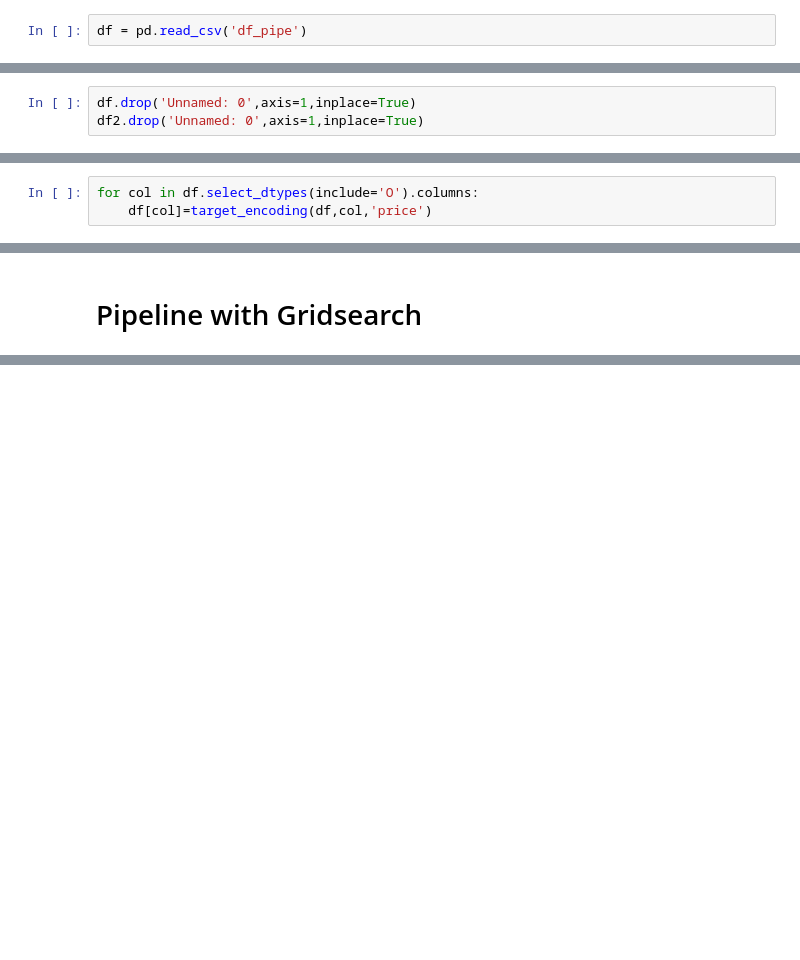
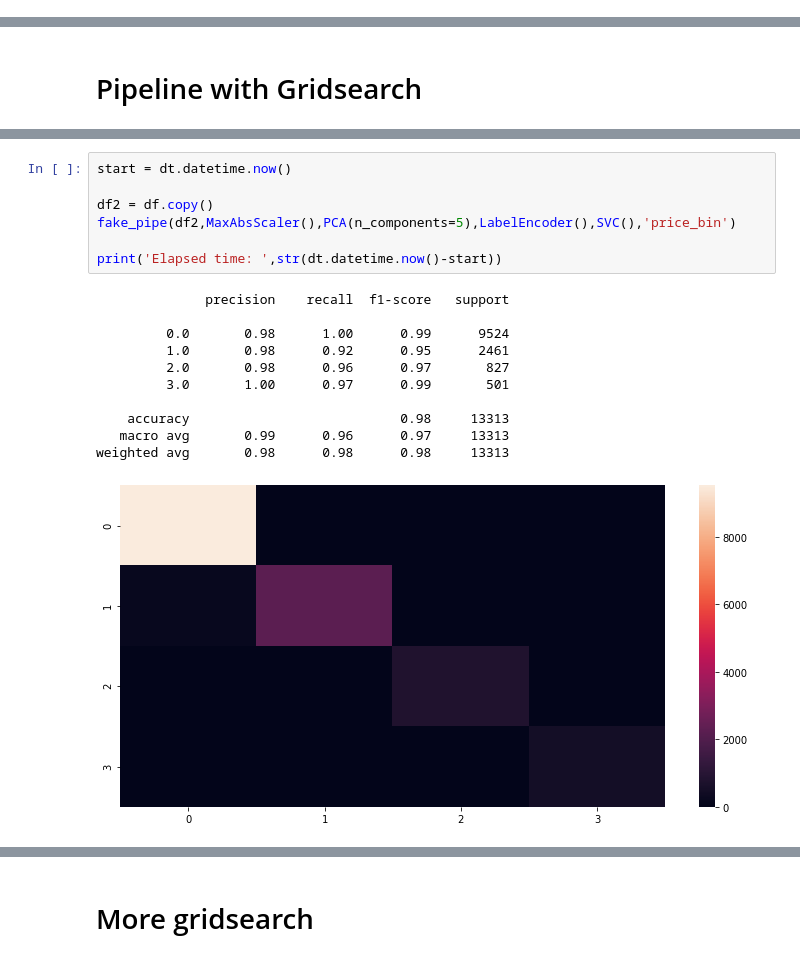
Before and after one commit to ArielJosephCohen/diamonds, a Jupyter notebook: pipeline_model.ipynb, the cells around one changed output, grey strips where cells are left out. Saved outputs shown, nothing was run; the diff lists cells and outputs as text; blank space fills up the shorter version.

```diff
--- a/pipeline_model.ipynb
+++ b/pipeline_model.ipynb
@@ -241,2 +213,0 @@ def function():
-# %%
-df = pd.read_csv('df_pipe')
@@ -263,3 +213,0 @@ df2=pd.concat([df_num,df_cat,df_tar],axis=1)
-# %%
-df.drop('Unnamed: 0',axis=1,inplace=True)
-df2.drop('Unnamed: 0',axis=1,inplace=True)
@@ -284,3 +213,0 @@ df2.head()
-# %%
-for col in df.select_dtypes(include='O').columns:
-    df[col]=target_encoding(df,col,'price')
@@ -347,0 +279,19 @@ weighted avg       0.84      0.82      0.82     13313
+# %%
+start = dt.datetime.now()
+
+df2 = df.copy()
+fake_pipe(df2,MaxAbsScaler(),PCA(n_components=5),LabelEncoder(),SVC(),'price_bin')
+
+print('Elapsed time: ',str(dt.datetime.now()-start))
+# %% [output]
+              precision    recall  f1-score   support
+
+         0.0       0.98      1.00      0.99      9524
+         1.0       0.98      0.92      0.95      2461
+         2.0       0.98      0.96      0.97       827
+         3.0       1.00      0.97      0.99       501
+
+    accuracy                           0.98     13313
+   macro avg       0.99      0.96      0.97     13313
+weighted avg       0.98      0.98      0.98     13313
+[figure, added]
@@ -348 +299,3 @@ weighted avg       0.84      0.82      0.82     13313
+# %% [markdown]
+# More gridsearch
 # %%
```
Also changed, not shown: parts of 42 cells of this notebook, 1 other file.
